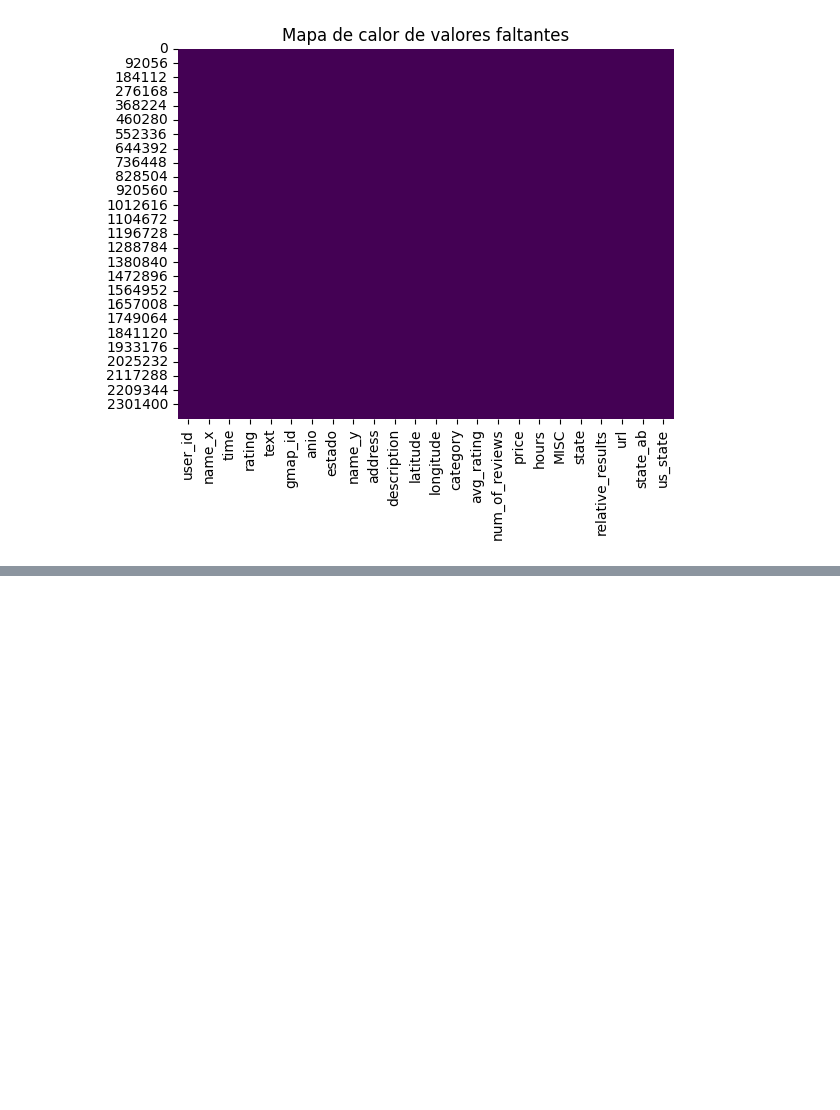
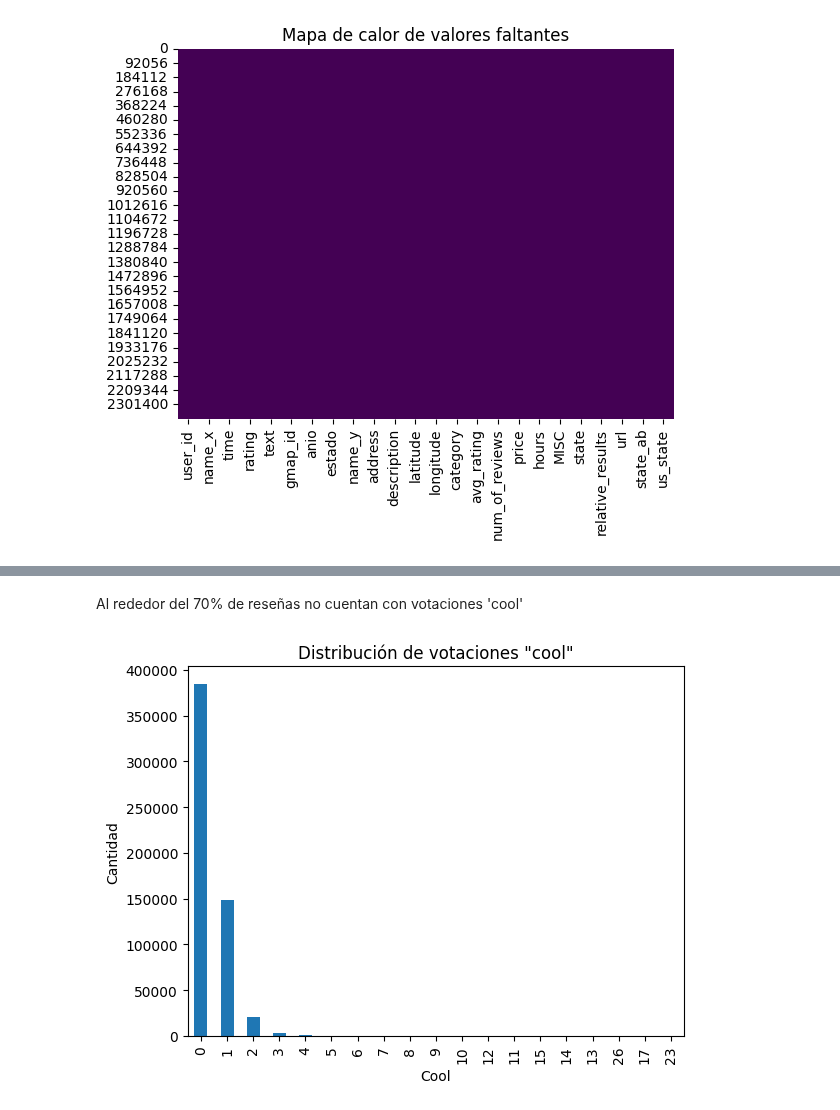
Before and after one commit to Aspirina180mg/PF_DATAPT07, a Jupyter notebook: EDA.ipynb, the cells around one changed output, grey strips where cells are left out. Cells and saved outputs as stored; diff of their text form; code cells hidden in the pictures; blank space fills up the shorter version.

```diff
--- a/EDA.ipynb
+++ b/EDA.ipynb
@@ -234,0 +306,10 @@ plt.show()
+# %% [markdown]
+Al rededor del 70% de reseñas no cuentan con votaciones 'cool'
+# %%
+df_yelp_reviews['cool'].value_counts().plot(kind='bar')
+plt.title('Distribución de votaciones "cool"')
+plt.xlabel('Cool')
+plt.ylabel('Cantidad')
+plt.show()
+# %% [output]
+[figure, added]
```
Also changed, not shown: parts of 55 cells of this notebook, 1 other file.
